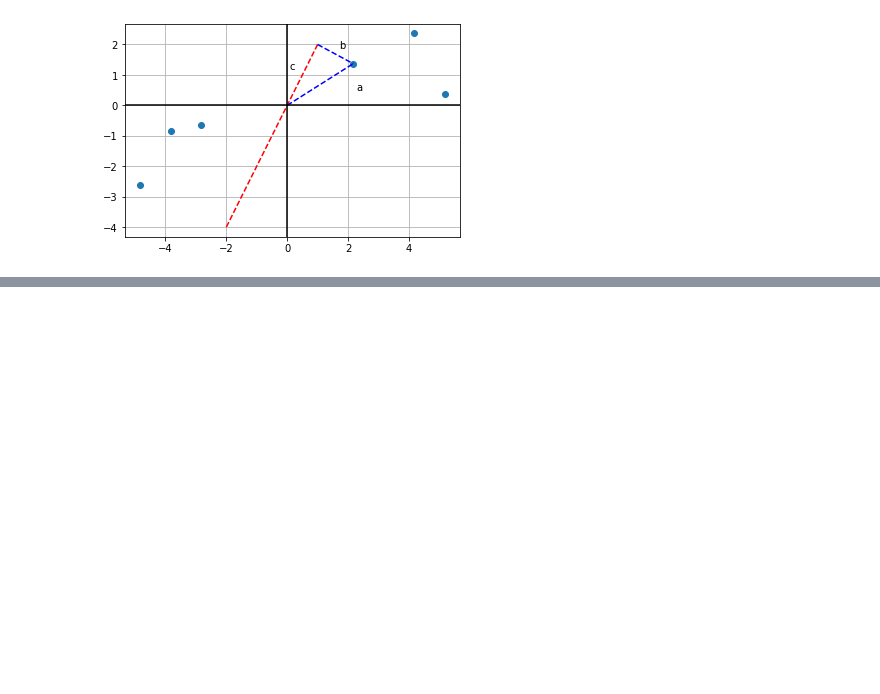
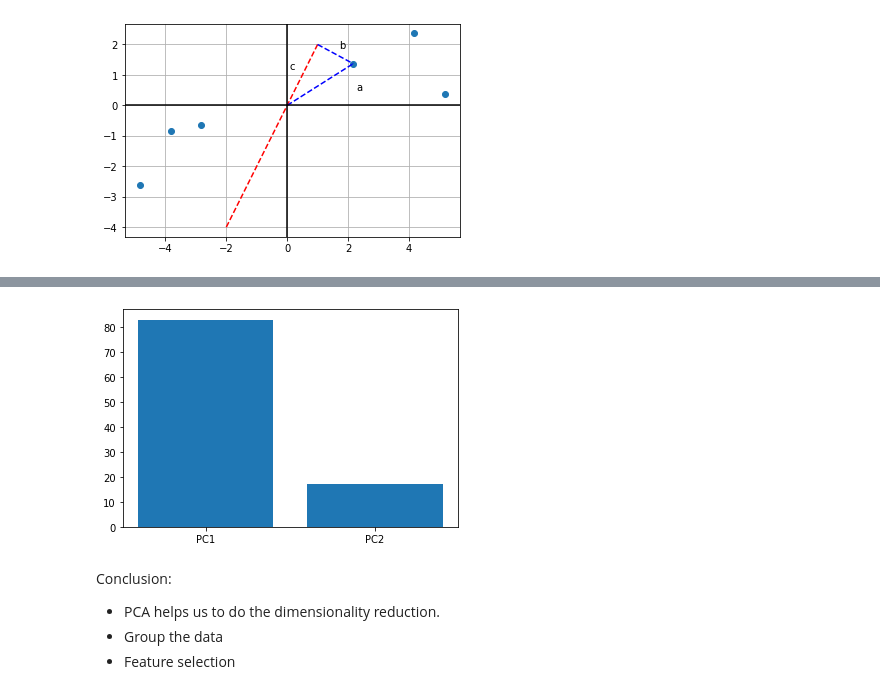
Before and after one commit to xg99/ML, a Jupyter notebook: pca.ipynb, the cells around one changed output, grey strips where cells are left out. Saved outputs shown, nothing was run; the diff lists cells and outputs as text; code cells hidden in the pictures; blank space fills up the shorter version.

```diff
--- a/pca.ipynb
+++ b/pca.ipynb
@@ -92,0 +152,12 @@ array([-6, -5, -4, -3, -2, -1,  0,  1,  2,  3,  4,  5])
+# %%
+index = ['PC1', 'PC2']
+var = [83,17]
+plt.bar(index, var, )
+plt.show()
+# %% [output]
+[figure, added]
+# %% [markdown]
+Conclusion:
+- PCA helps us to do the dimensionality reduction.
+- Group the data
+- Feature selection
```
Also changed, not shown: parts of 7 cells of this notebook.
